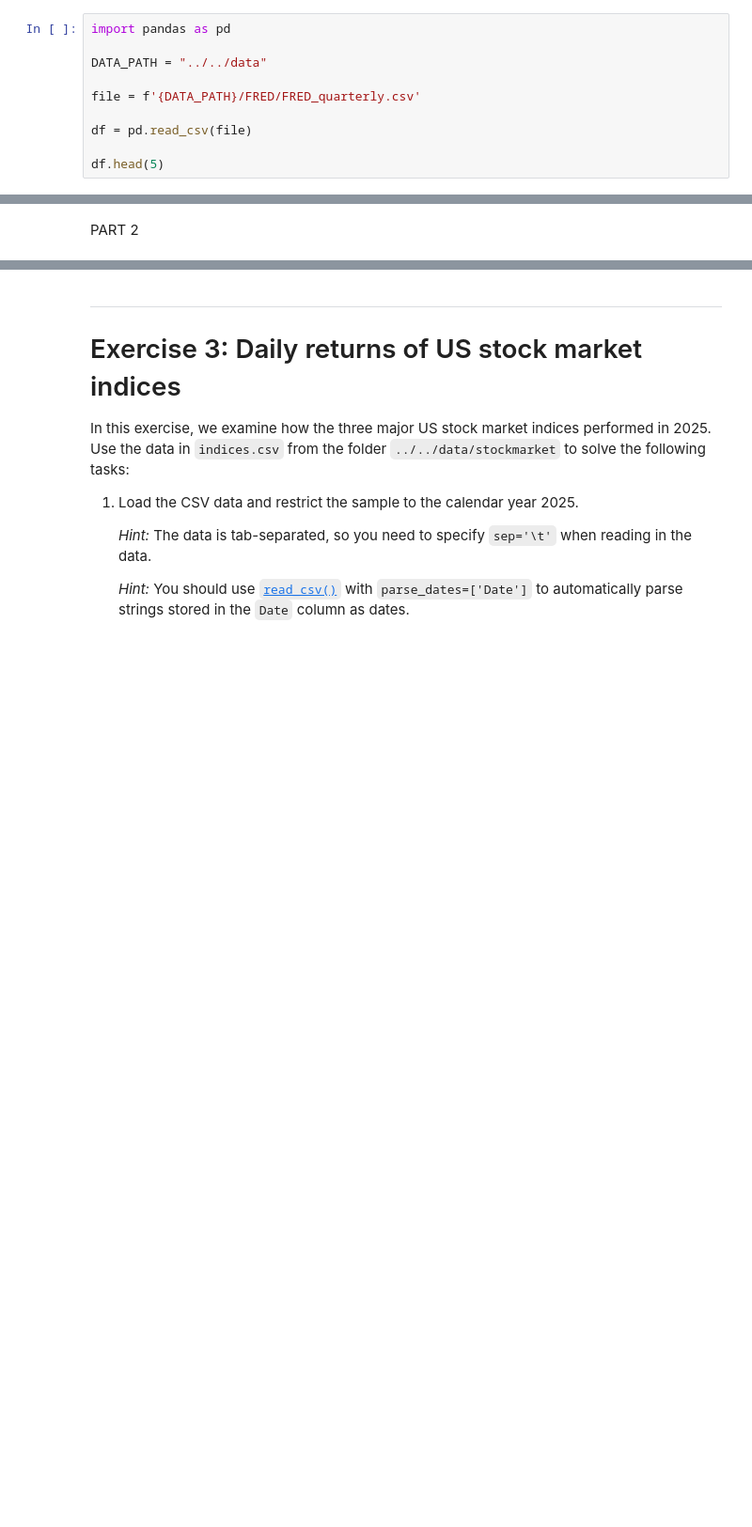
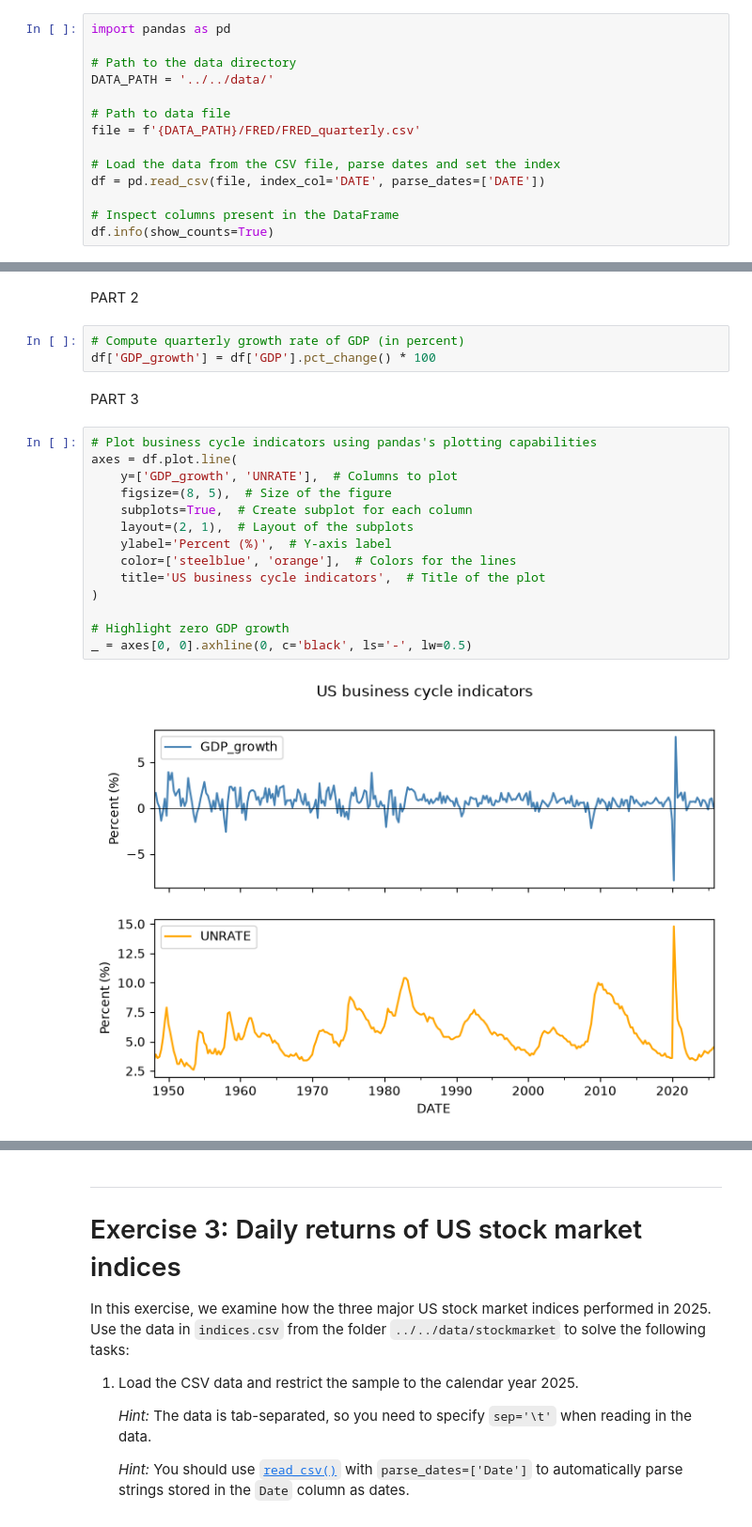
Before and after one commit to 646nwbf27y-lab/TECH2-H26, a Jupyter notebook: workshops/workshop3/workshop3 TH.ipynb, the cells around one changed output, grey strips where cells are left out. Shown at 94% size. Saved outputs shown, nothing was run; the diff lists cells and outputs as text; blank space fills up the shorter version.

```diff
--- a/workshops/workshop3/workshop3 TH.ipynb
+++ b/workshops/workshop3/workshop3 TH.ipynb
@@ -137,11 +137,15 @@ PART 1
 # %%
 import pandas as pd
 
-DATA_PATH = "../../data"
+# Path to the data directory
+DATA_PATH = '../../data/'
 
+# Path to data file
 file = f'{DATA_PATH}/FRED/FRED_quarterly.csv'
 
-df = pd.read_csv(file)
+# Load the data from the CSV file, parse dates and set the index
+df = pd.read_csv(file, index_col='DATE', parse_dates=['DATE'])
 
-df.head(5)
+# Inspect columns present in the DataFrame
+df.info(show_counts=True)
 # %% [output]
@@ -154,2 +178,23 @@ df.head(5)
 # %% [markdown]
 PART 2
+# %%
+# Compute quarterly growth rate of GDP (in percent)
+df['GDP_growth'] = df['GDP'].pct_change() * 100
+# %% [markdown]
+PART 3
+# %%
+# Plot business cycle indicators using pandas's plotting capabilities
+axes = df.plot.line(
+    y=['GDP_growth', 'UNRATE'],  # Columns to plot
+    figsize=(8, 5),  # Size of the figure
+    subplots=True,  # Create subplot for each column
+    layout=(2, 1),  # Layout of the subplots
+    ylabel='Percent (%)',  # Y-axis label
+    color=['steelblue', 'orange'],  # Colors for the lines
+    title='US business cycle indicators',  # Title of the plot
+)
+
+# Highlight zero GDP growth
+_ = axes[0, 0].axhline(0, c='black', ls='-', lw=0.5)
+# %% [output]
+[figure, added]
```
Also changed, not shown: parts of 18 cells of this notebook.
